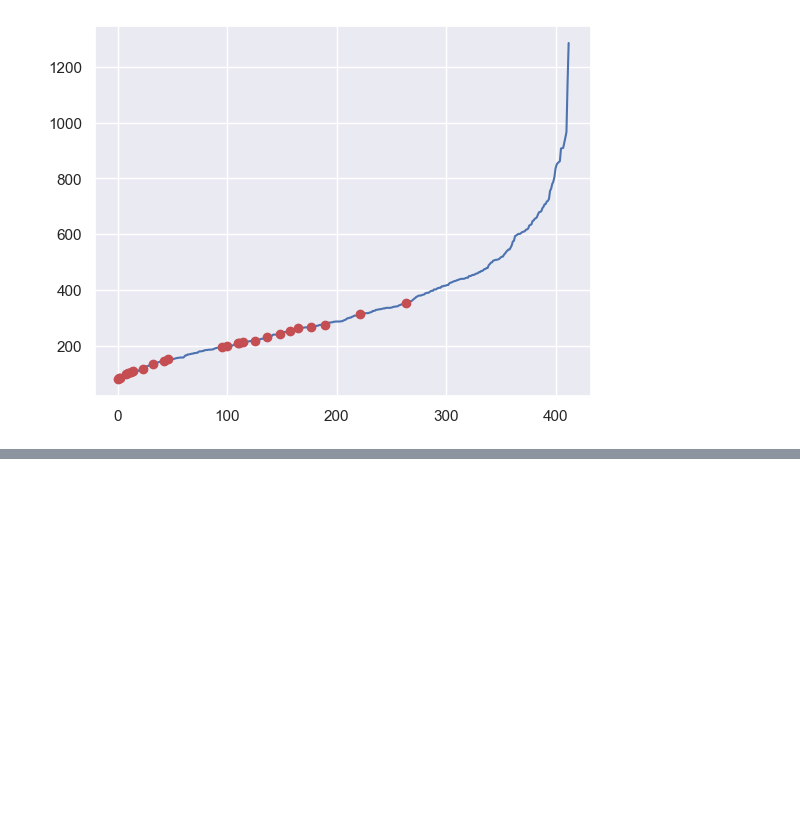
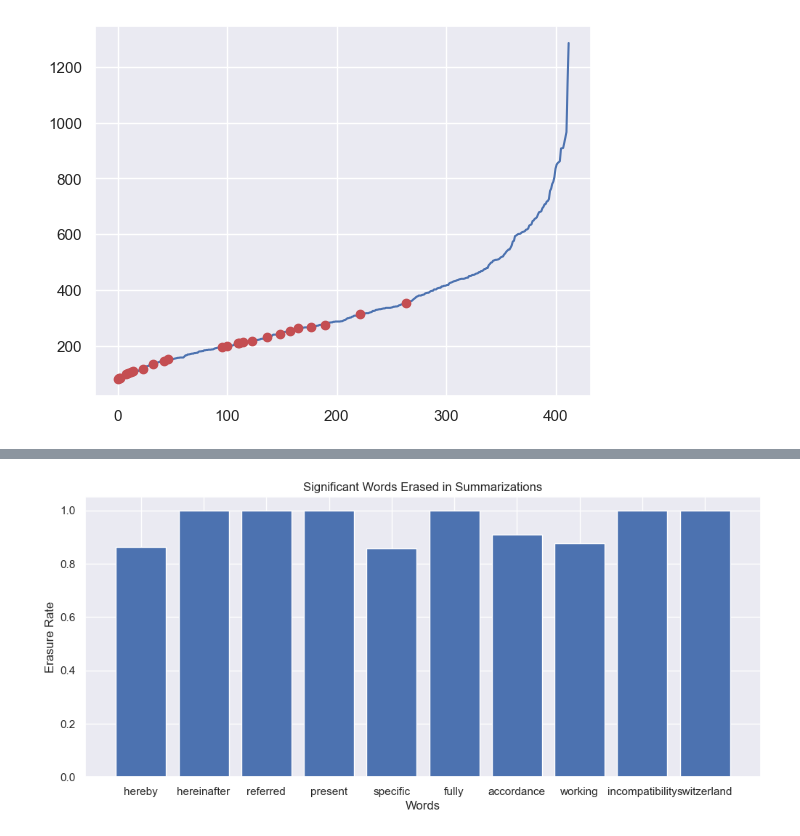
Before and after one commit to alexandreabela/Text_Summarization, a Jupyter notebook: data_vizualization.ipynb, the cells around one changed output, grey strips where cells are left out. Cells and saved outputs as stored; diff of their text form; code cells hidden in the pictures; blank space fills up the shorter version.

```diff
--- a/data_vizualization.ipynb
+++ b/data_vizualization.ipynb
@@ -83,0 +168,10 @@ plt.plot(df[df['target'] == 1]['length_original_text'], 'ro')
+# %%
+plt.figure(figsize=(12, 5))
+# Example: Bar chart for significant words erased
+plt.bar(significant_words_erased[:10], [erasure_rates[word] for word in significant_words_erased][:10])
+plt.xlabel('Words')
+plt.ylabel('Erasure Rate')
+plt.title('Significant Words Erased in Summarizations')
+plt.show()
+# %% [output]
+[figure, added]
```
Also changed, not shown: parts of 10 cells of this notebook.
